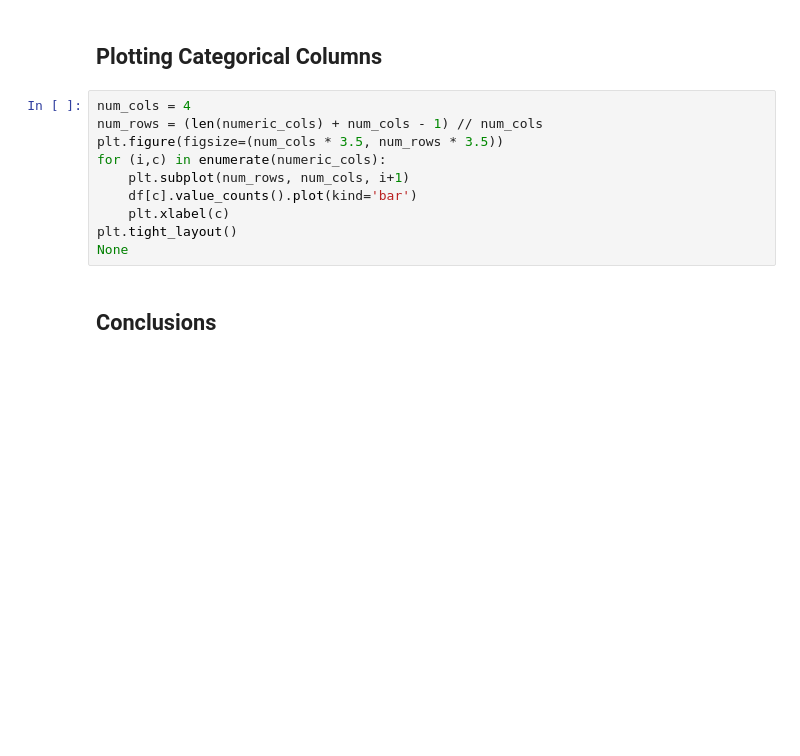
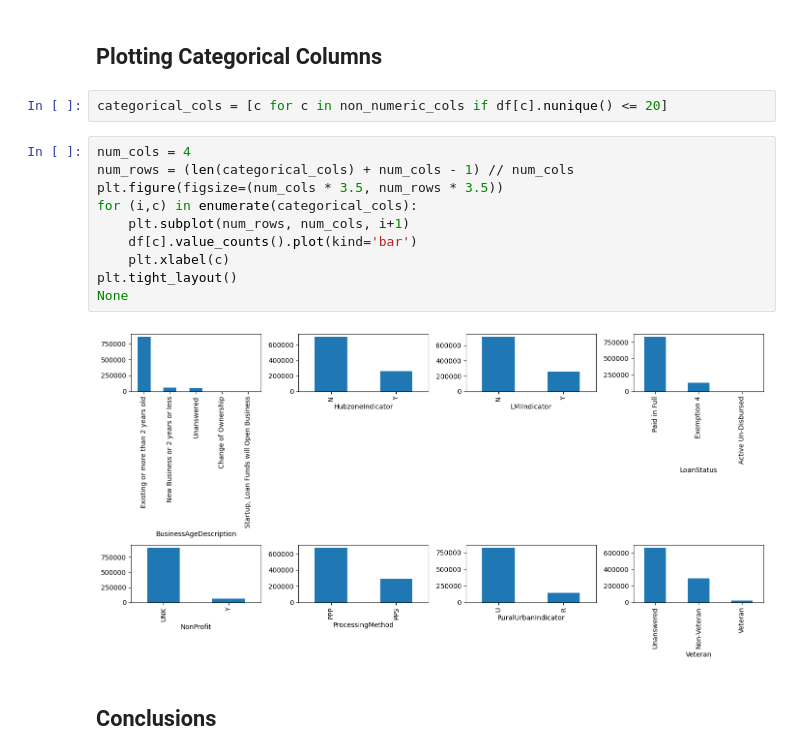
Before and after one commit to calebhadley1/Module-B-semester-2, a Jupyter notebook: OMDS-ModB2-Week4-Hadley-Caleb.ipynb, the cells around one changed output. Drawn from its saved outputs; the diff is of its cells as text; blank space fills up the shorter version.

Commit message:
plots

```diff
--- a/OMDS-ModB2-Week4-Hadley-Caleb.ipynb
+++ b/OMDS-ModB2-Week4-Hadley-Caleb.ipynb
@@ -356,15 +357,19 @@ None
 # %% [markdown]
 ## Plotting Categorical Columns
+# %%
+categorical_cols = [c for c in non_numeric_cols if df[c].nunique() <= 20]
 # %%
 num_cols = 4
-num_rows = (len(numeric_cols) + num_cols - 1) // num_cols
+num_rows = (len(categorical_cols) + num_cols - 1) // num_cols
 plt.figure(figsize=(num_cols * 3.5, num_rows * 3.5))
-for (i,c) in enumerate(numeric_cols):
+for (i,c) in enumerate(categorical_cols):
     plt.subplot(num_rows, num_cols, i+1)
     df[c].value_counts().plot(kind='bar')
     plt.xlabel(c)
 plt.tight_layout()
 None
+# %% [output]
+[figure, added]
 # %% [markdown]
 ## Conclusions
 # %% [markdown]
```
Also changed, not shown: parts of 2 cells of this notebook.
